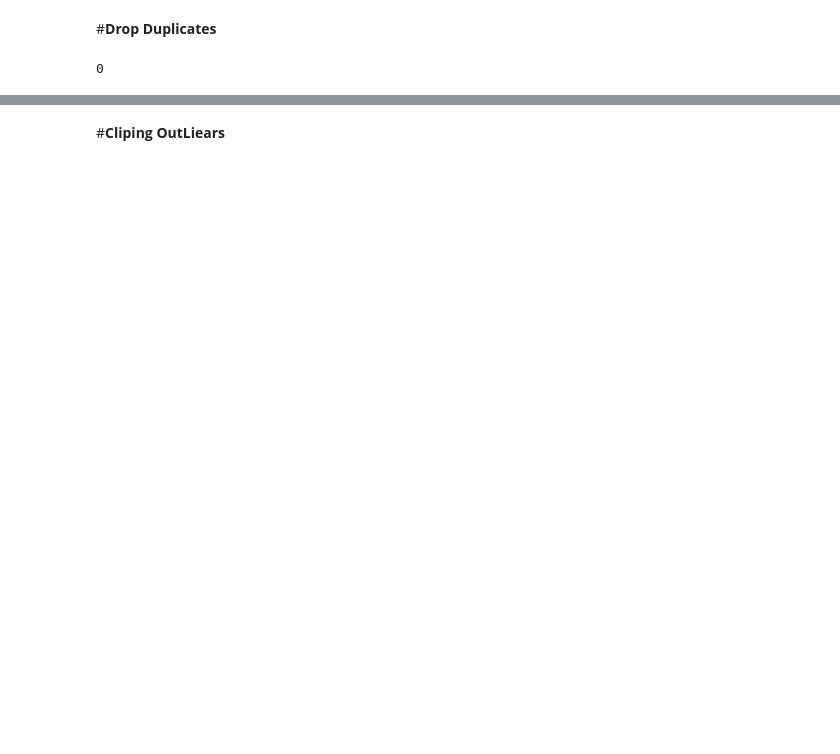
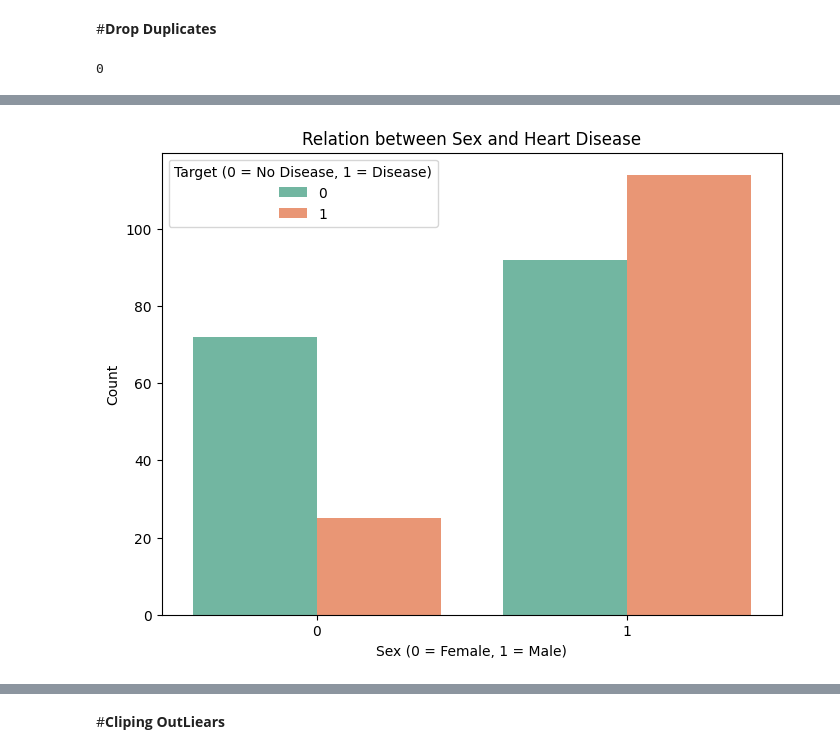
Before and after one commit to abdelhalimyasser/Heart_Disease_Project, a Jupyter notebook: notebooks/01_data_preprocessing.ipynb, the cells around one changed output, grey strips where cells are left out. Drawn from its saved outputs; the diff is of its cells as text; code cells hidden in the pictures; blank space fills up the shorter version.

```diff
--- a/notebooks/01_data_preprocessing.ipynb
+++ b/notebooks/01_data_preprocessing.ipynb
@@ -238,0 +298,10 @@ df = df.drop_duplicates()
+# %%
+plt.figure(figsize=(8,6))
+sns.countplot(x='sex', hue='target', data=df, palette='Set2')
+plt.title("Relation between Sex and Heart Disease")
+plt.xlabel("Sex (0 = Female, 1 = Male)")
+plt.ylabel("Count")
+plt.legend(title="Target (0 = No Disease, 1 = Disease)")
+plt.show()
+# %% [output]
+[figure, added]
```
Also changed, not shown: parts of 16 cells of this notebook, 5 other files.
